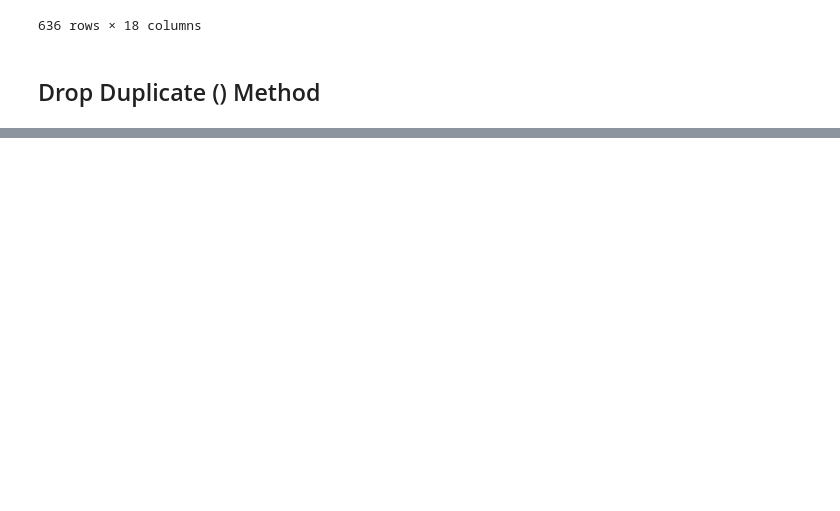
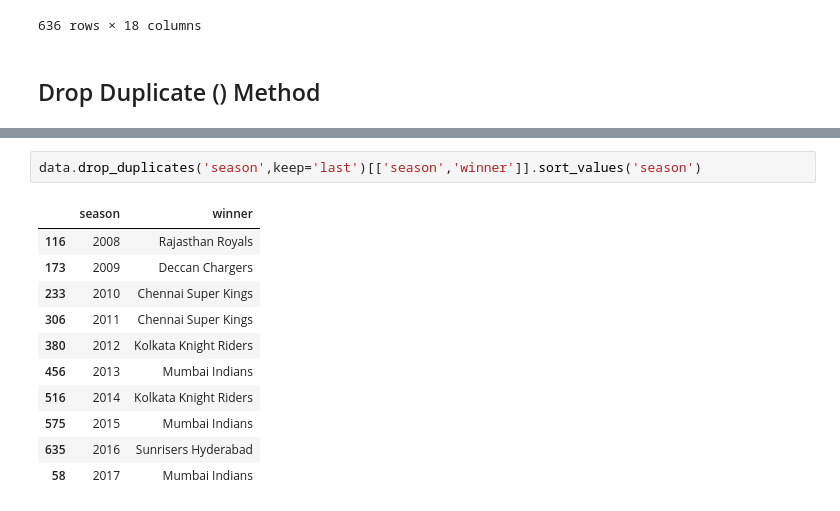
Before and after one commit to foysalpranto121/pandas-Update-version, a Jupyter notebook: pandas in all in one .ipynb, the cells around one changed output, grey strips where cells are left out. Cells and saved outputs as stored; diff of their text form; blank space fills up the shorter version.

```diff
--- a/pandas in all in one .ipynb
+++ b/pandas in all in one .ipynb
@@ -504,0 +552,14 @@ data.sort_values(['city','date'],ascending=[True,False])
+# %%
+data.drop_duplicates('season',keep='last')[['season','winner']].sort_values('season')
+# %% [output]
+|  | season | winner |
+| 116 | 2008 | Rajasthan Royals |
+| 173 | 2009 | Deccan Chargers |
+| 233 | 2010 | Chennai Super Kings |
+| 306 | 2011 | Chennai Super Kings |
+| 380 | 2012 | Kolkata Knight Riders |
+| 456 | 2013 | Mumbai Indians |
+| 516 | 2014 | Kolkata Knight Riders |
+| 575 | 2015 | Mumbai Indians |
+| 635 | 2016 | Sunrisers Hyderabad |
+| 58 | 2017 | Mumbai Indians |
```
Also changed, not shown: parts of 5 cells of this notebook.
